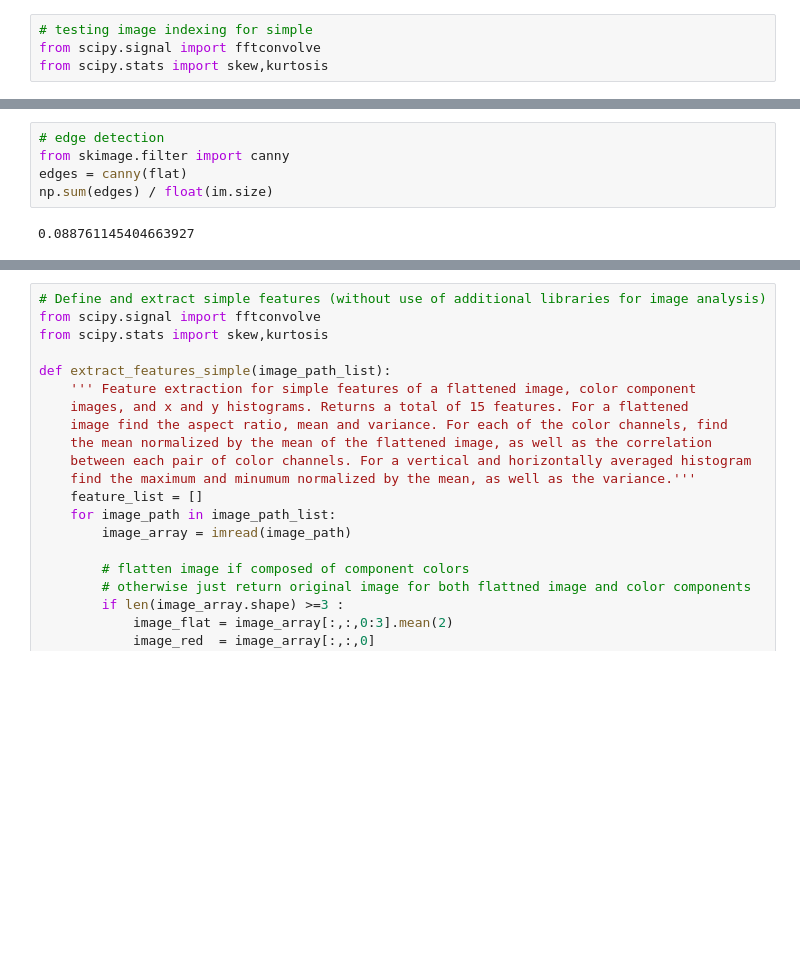
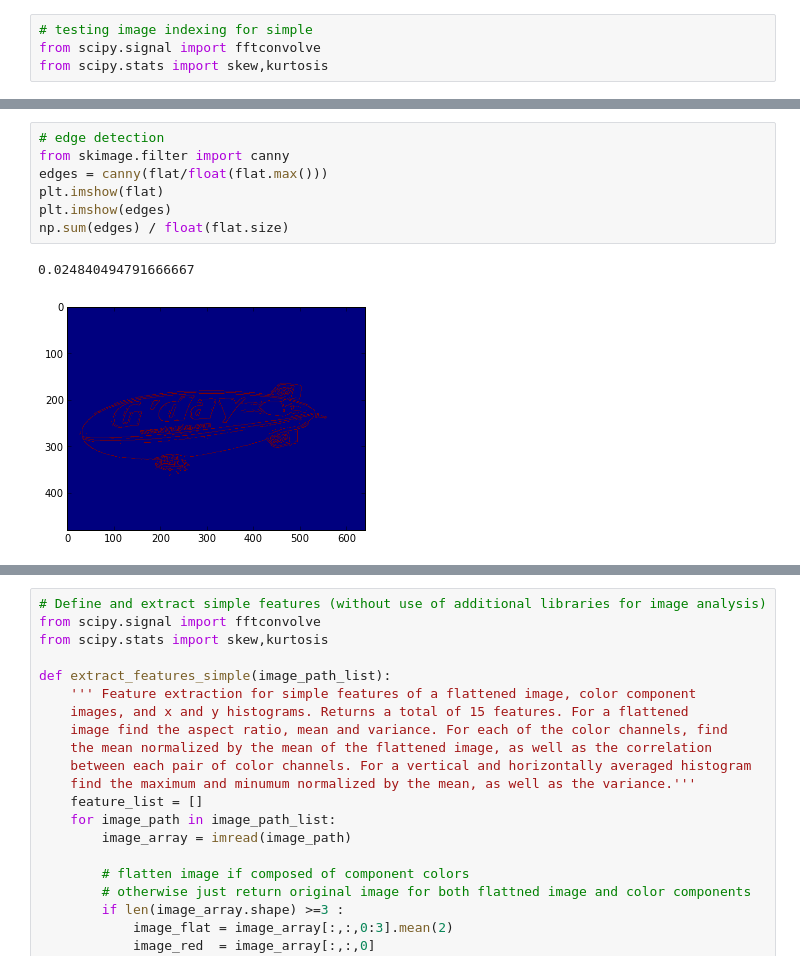
Before and after one commit to smwahl/ay250_swahl, a Jupyter notebook: hw_04/hw_04.ipynb, the cells around one changed output, grey strips where cells are left out. Cells and saved outputs as stored; diff of their text form; blank space fills up the shorter version.

```diff
--- a/hw_04/hw_04.ipynb
+++ b/hw_04/hw_04.ipynb
@@ -107,10 +110,13 @@ NameError: name 'skew' is not defined
 # %%
 # edge detection
 from skimage.filter import canny
-edges = canny(flat)
-np.sum(edges) / float(im.size)
+edges = canny(flat/float(flat.max()))
+plt.imshow(flat)
+plt.imshow(edges)
+np.sum(edges) / float(flat.size)
 # %% [output]
-0.088761145404663927
+0.024840494791666667
+[figure, added]
 # %%
 # local entropy
 from skimage.filter.rank import entropy
```
Also changed, not shown: parts of 14 cells of this notebook, 1 other file.
